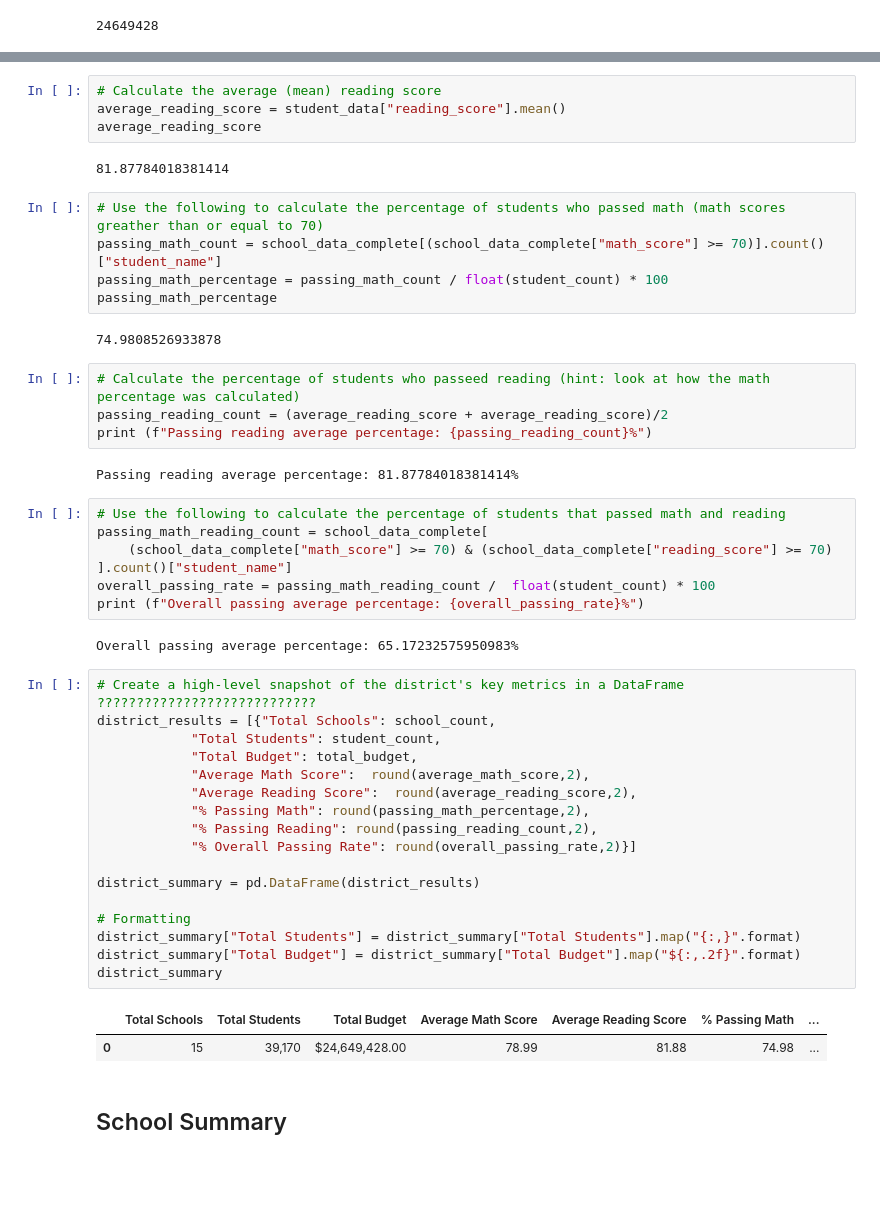
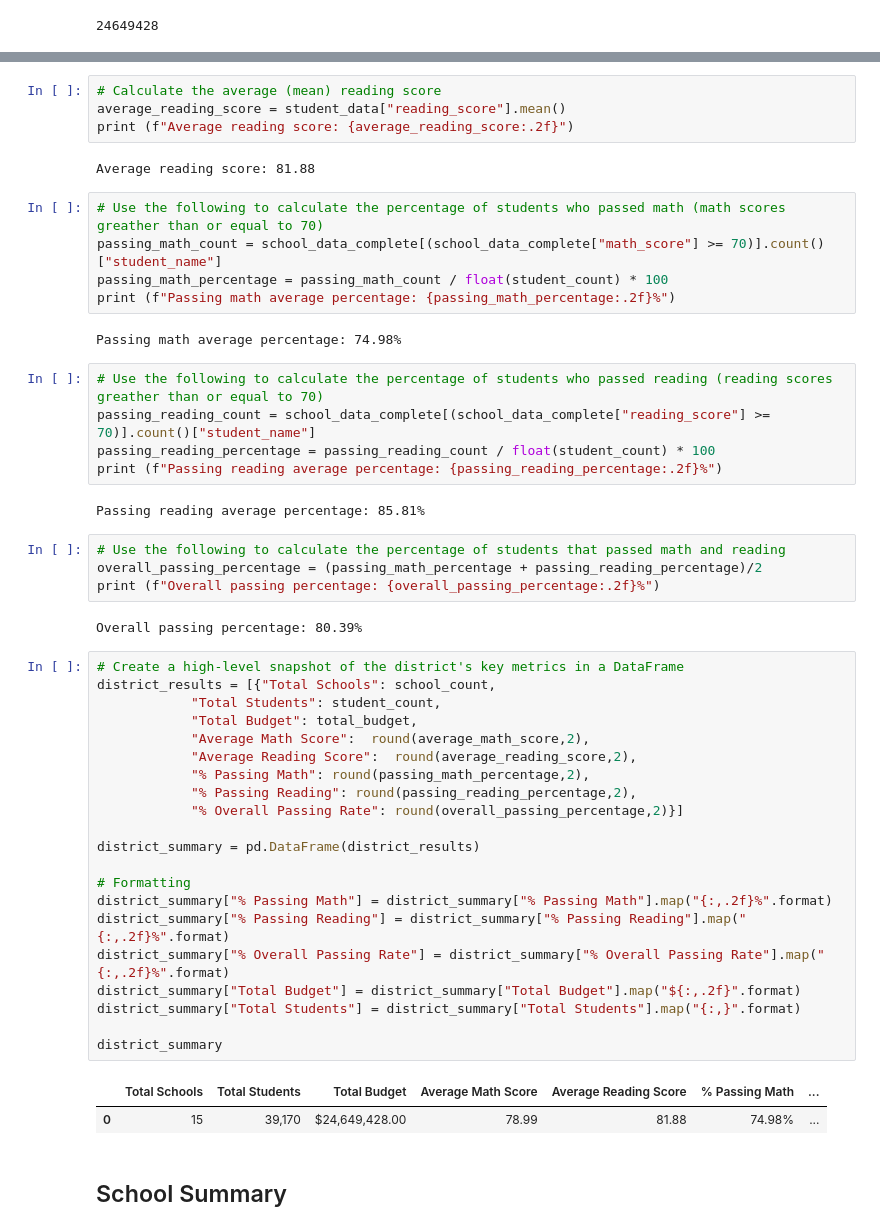
Before and after one commit to tdempsey/PyCitySchool_solved, a Jupyter notebook: PyCitySchools_starter_final.ipynb, the cells around one changed output, grey strips where cells are left out. Drawn from its saved outputs; the diff is of its cells as text; blank space fills up the shorter version.

```diff
--- a/PyCitySchools_starter_final.ipynb
+++ b/PyCitySchools_starter_final.ipynb
@@ -94,51 +101,53 @@ average_math_score
 # %%
 # Calculate the average (mean) reading score
 average_reading_score = student_data["reading_score"].mean()
-average_reading_score
+print (f"Average reading score: {average_reading_score:.2f}")
 # %% [output]
-81.87784018381414
+Average reading score: 81.88
 # %%
 # Use the following to calculate the percentage of students who passed math (math scores greather than or equal to 70)
 passing_math_count = school_data_complete[(school_data_complete["math_score"] >= 70)].count()["student_name"]
 passing_math_percentage = passing_math_count / float(student_count) * 100
-passing_math_percentage
+print (f"Passing math average percentage: {passing_math_percentage:.2f}%")
 # %% [output]
-74.9808526933878
+Passing math average percentage: 74.98%
-# %%
-# Calculate the percentage of students who passeed reading (hint: look at how the math percentage was calculated)
-passing_reading_count = (average_reading_score + average_reading_score)/2
-print (f"Passing reading average percentage: {passing_reading_count}%")
-# %% [output]
-Passing reading average percentage: 81.87784018381414%
 # %%
-# Use the following to calculate the percentage of students that passed math and reading
-passing_math_reading_count = school_data_complete[
-    (school_data_complete["math_score"] >= 70) & (school_data_complete["reading_score"] >= 70)
-].count()["student_name"]
-overall_passing_rate = passing_math_reading_count /  float(student_count) * 100
-print (f"Overall passing average percentage: {overall_passing_rate}%")
+# Use the following to calculate the percentage of students who passed reading (reading scores greather than or equal to 70)
+passing_reading_count = school_data_complete[(school_data_complete["reading_score"] >= 70)].count()["student_name"]
+passing_reading_percentage = passing_reading_count / float(student_count) * 100
+print (f"Passing reading average percentage: {passing_reading_percentage:.2f}%")
 # %% [output]
-Overall passing average percentage: 65.17232575950983%
+Passing reading average percentage: 85.81%
+# %%
+# Use the following to calculate the percentage of students that passed math and reading
+overall_passing_percentage = (passing_math_percentage + passing_reading_percentage)/2
+print (f"Overall passing percentage: {overall_passing_percentage:.2f}%")
+# %% [output]
+Overall passing percentage: 80.39%
 # %%
-# Create a high-level snapshot of the district's key metrics in a DataFrame ????????????????????????????
+# Create a high-level snapshot of the district's key metrics in a DataFrame
 district_results = [{"Total Schools": school_count,
             "Total Students": student_count,
             "Total Budget": total_budget,
             "Average Math Score":  round(average_math_score,2),
             "Average Reading Score":  round(average_reading_score,2),
             "% Passing Math": round(passing_math_percentage,2),
-            "% Passing Reading": round(passing_reading_count,2),
-            "% Overall Passing Rate": round(overall_passing_rate,2)}]
+            "% Passing Reading": round(passing_reading_percentage,2),
+            "% Overall Passing Rate": round(overall_passing_percentage,2)}]
 
 district_summary = pd.DataFrame(district_results)
 
 # Formatting
+district_summary["% Passing Math"] = district_summary["% Passing Math"].map("{:,.2f}%".format)
+district_summary["% Passing Reading"] = district_summary["% Passing Reading"].map("{:,.2f}%".format)
+district_summary["% Overall Passing Rate"] = district_summary["% Overall Passing Rate"].map("{:,.2f}%".format)
+district_summary["Total Budget"] = district_summary["Total Budget"].map("${:,.2f}".format)
 district_summary["Total Students"] = district_summary["Total Students"].map("{:,}".format)
-district_summary["Total Budget"] = district_summary["Total Budget"].map("${:,.2f}".format)
+
 district_summary
 # %% [output]
 |  | Total Schools | Total Students | Total Budget | Average Math Score | Average Reading Score | % Passing Math | ... |
-| 0 | 15 | 39,170 | $24,649,428.00 | 78.99 | 81.88 | 74.98 | ... |
+| 0 | 15 | 39,170 | $24,649,428.00 | 78.99 | 81.88 | 74.98% | ... |
 # %% [markdown]
 ## School Summary
 # %%
```
Also changed, not shown: parts of 27 cells of this notebook.
